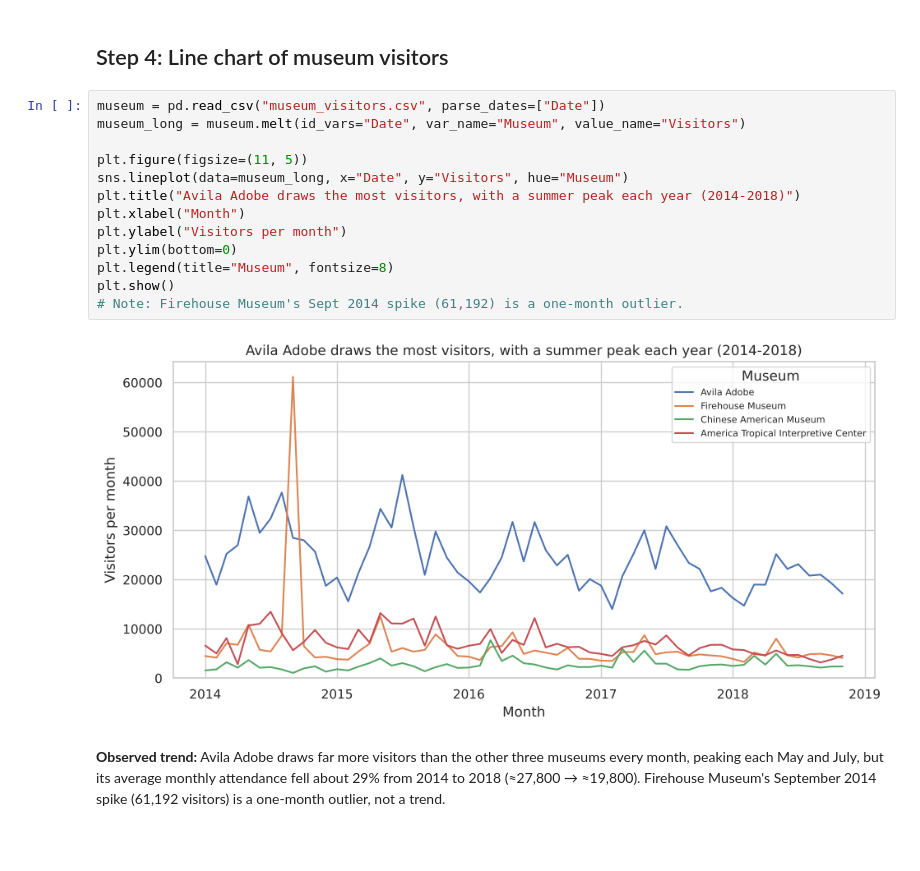
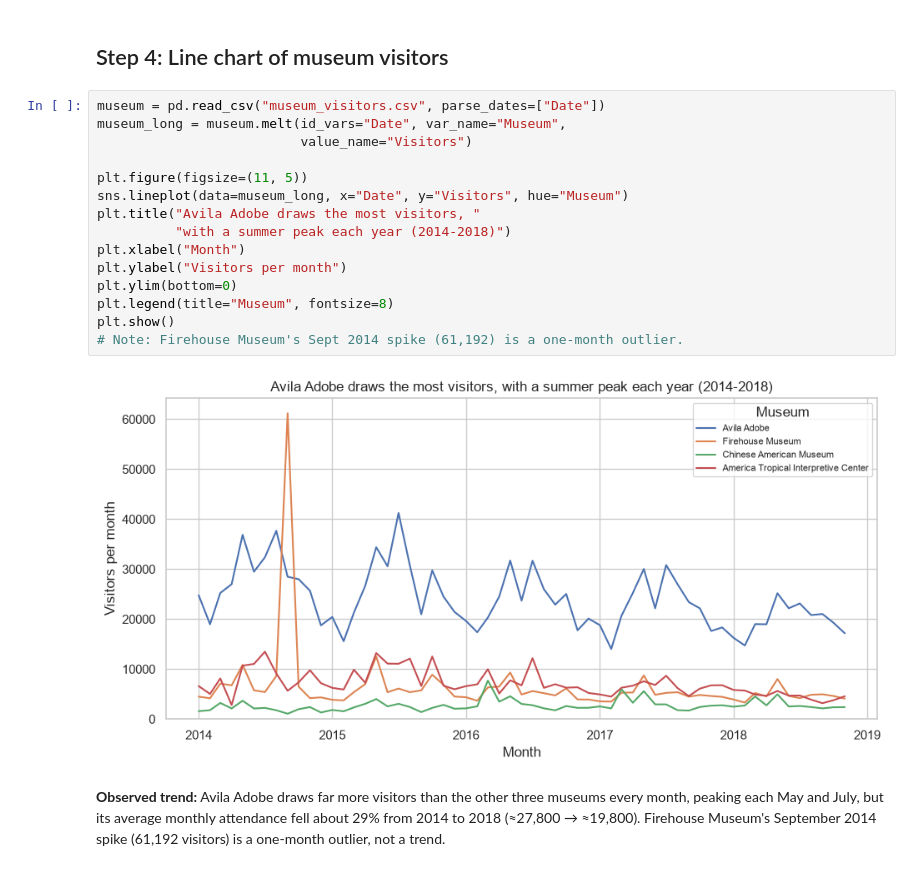
Before and after one commit to ramishatasfia5156-commits/cs82a-coursework, a Jupyter notebook: module5/module5_lab.ipynb, the cells around one changed output. Cells and saved outputs as stored; diff of their text form; blank space fills up the shorter version.

```diff
--- a/module5/module5_lab.ipynb
+++ b/module5/module5_lab.ipynb
@@ -59,19 +59,21 @@ plt.show()
 ## Step 4: Line chart of museum visitors
 # %%
 museum = pd.read_csv("museum_visitors.csv", parse_dates=["Date"])
-museum_long = museum.melt(id_vars="Date", var_name="Museum", value_name="Visitors")
+museum_long = museum.melt(id_vars="Date", var_name="Museum",
+                          value_name="Visitors")
 
 plt.figure(figsize=(11, 5))
 sns.lineplot(data=museum_long, x="Date", y="Visitors", hue="Museum")
-plt.title("Avila Adobe draws the most visitors, with a summer peak each year (2014-2018)")
+plt.title("Avila Adobe draws the most visitors, "
+          "with a summer peak each year (2014-2018)")
 plt.xlabel("Month")
 plt.ylabel("Visitors per month")
 plt.ylim(bottom=0)
 plt.legend(title="Museum", fontsize=8)
 plt.show()
 # Note: Firehouse Museum's Sept 2014 spike (61,192) is a one-month outlier.
 # %% [output]
-[figure, old version]
+[figure, new version]
 # %% [markdown]
 **Observed trend:** Avila Adobe draws far more visitors than the other three museums every month, peaking each May and July, but its average monthly attendance fell about 29% from 2014 to 2018 (≈27,800 → ≈19,800). Firehouse Museum's September 2014 spike (61,192 visitors) is a one-month outlier, not a trend.
 # %% [markdown]
```
Also changed, not shown: parts of 5 cells of this notebook, 1 other file.
